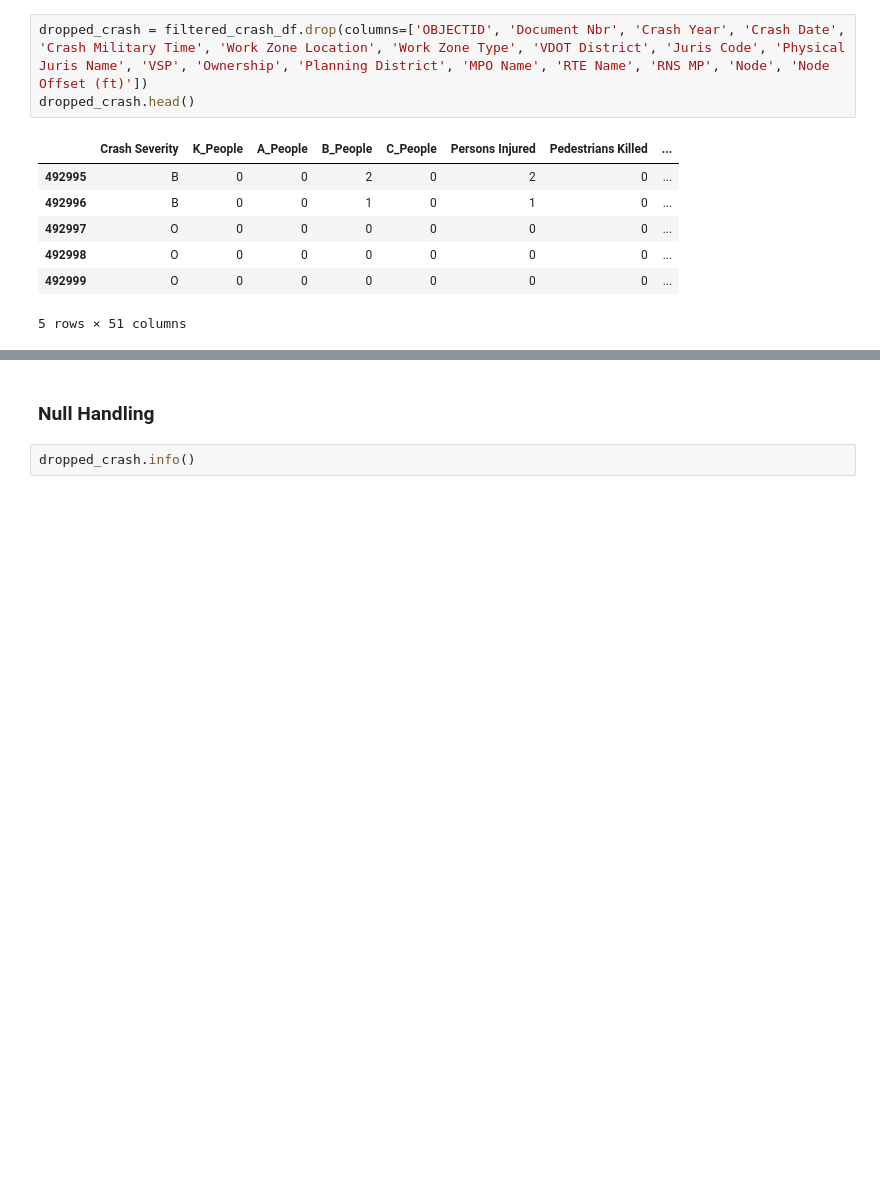
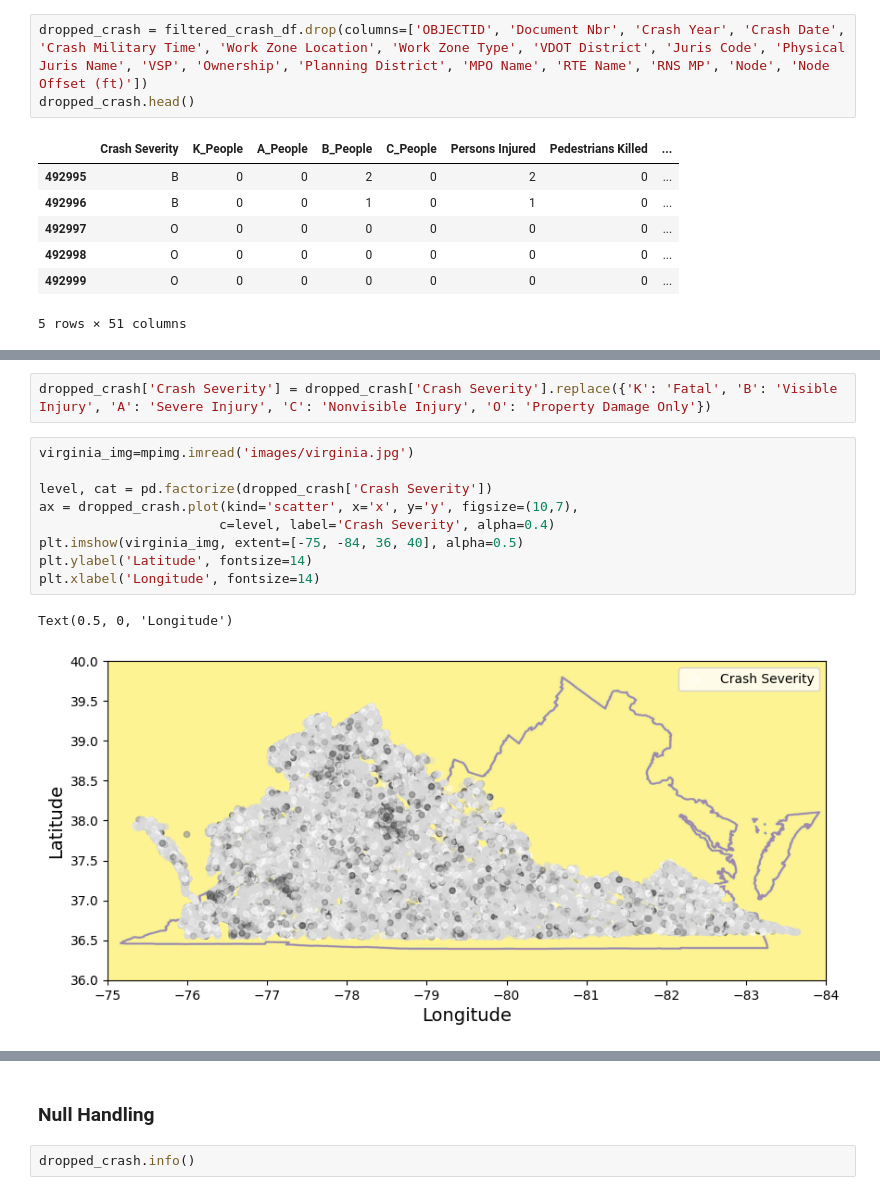
Before and after one commit to kevincha12/DS3001-csz6wd-hpb2gv-rgm6yp, a Jupyter notebook: vdot_crash.ipynb, the cells around one changed output, grey strips where cells are left out. Drawn from its saved outputs; the diff is of its cells as text; blank space fills up the shorter version.

```diff
--- a/vdot_crash.ipynb
+++ b/vdot_crash.ipynb
@@ -70,0 +84,14 @@ dropped_crash.head()
+# %%
+dropped_crash['Crash Severity'] = dropped_crash['Crash Severity'].replace({'K': 'Fatal', 'B': 'Visible Injury', 'A': 'Severe Injury', 'C': 'Nonvisible Injury', 'O': 'Property Damage Only'})
+# %%
+virginia_img=mpimg.imread('images/virginia.jpg')
+
+level, cat = pd.factorize(dropped_crash['Crash Severity'])
+ax = dropped_crash.plot(kind='scatter', x='x', y='y', figsize=(10,7),
+                       c=level, label='Crash Severity', alpha=0.4)
+plt.imshow(virginia_img, extent=[-75, -84, 36, 40], alpha=0.5)
+plt.ylabel('Latitude', fontsize=14)
+plt.xlabel('Longitude', fontsize=14)
+# %% [output]
+Text(0.5, 0, 'Longitude')
+[figure, added]
```
Also changed, not shown: parts of 5 cells of this notebook, 2 other files.
